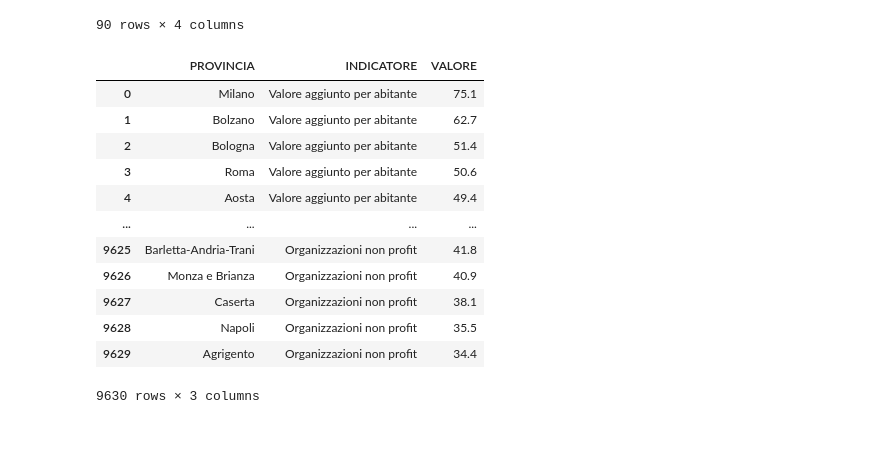
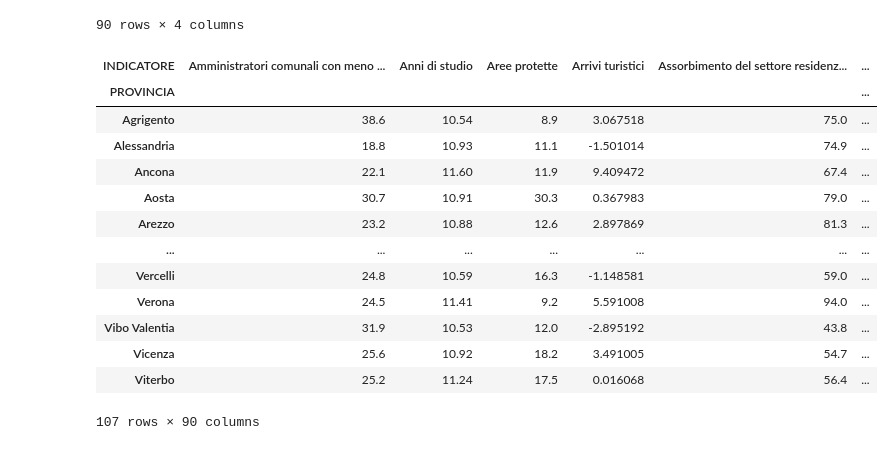
Before and after one commit to iltramont/QDV2025, a Jupyter notebook: refactor_tabelle.ipynb, the cells around one changed output. Saved outputs shown, nothing was run; the diff lists cells and outputs as text; code cells hidden in the pictures.

```diff
--- a/refactor_tabelle.ipynb
+++ b/refactor_tabelle.ipynb
@@ -71,21 +69,23 @@ display(tabella_indicatori)
 90 rows × 4 columns
 # %%
 tabella_punteggi = data[['PROVINCIA', 'INDICATORE', 'VALORE']]
+tabella_punteggi = tabella_punteggi.pivot(index='PROVINCIA', columns='INDICATORE', values='VALORE')
 display(tabella_punteggi)
 # %% [output]
-|  | PROVINCIA | INDICATORE | VALORE |
-| 0 | Milano | Valore aggiunto per abitante | 75.1 |
-| 1 | Bolzano | Valore aggiunto per abitante | 62.7 |
-| 2 | Bologna | Valore aggiunto per abitante | 51.4 |
-| 3 | Roma | Valore aggiunto per abitante | 50.6 |
-| 4 | Aosta | Valore aggiunto per abitante | 49.4 |
-| ... | ... | ... | ... |
-| 9625 | Barletta-Andria-Trani | Organizzazioni non profit | 41.8 |
-| 9626 | Monza e Brianza | Organizzazioni non profit | 40.9 |
-| 9627 | Caserta | Organizzazioni non profit | 38.1 |
-| 9628 | Napoli | Organizzazioni non profit | 35.5 |
-| 9629 | Agrigento | Organizzazioni non profit | 34.4 |
+| INDICATORE | Amministratori comunali con meno ... | Anni di studio | Aree protette | Arrivi turistici | Assorbimento del settore residenz... | ... |
+| PROVINCIA |  |  |  |  |  | ... |
+| Agrigento | 38.6 | 10.54 | 8.9 | 3.067518 | 75.0 | ... |
+| Alessandria | 18.8 | 10.93 | 11.1 | -1.501014 | 74.9 | ... |
+| Ancona | 22.1 | 11.60 | 11.9 | 9.409472 | 67.4 | ... |
+| Aosta | 30.7 | 10.91 | 30.3 | 0.367983 | 79.0 | ... |
+| Arezzo | 23.2 | 10.88 | 12.6 | 2.897869 | 81.3 | ... |
+| ... | ... | ... | ... | ... | ... | ... |
+| Vercelli | 24.8 | 10.59 | 16.3 | -1.148581 | 59.0 | ... |
+| Verona | 24.5 | 11.41 | 9.2 | 5.591008 | 94.0 | ... |
+| Vibo Valentia | 31.9 | 10.53 | 12.0 | -2.895192 | 43.8 | ... |
+| Vicenza | 25.6 | 10.92 | 18.2 | 3.491005 | 54.7 | ... |
+| Viterbo | 25.2 | 11.24 | 17.5 | 0.016068 | 56.4 | ... |
-9630 rows × 3 columns
+107 rows × 90 columns
 # %%
 # Save
 if False:
```
Also changed, not shown: parts of 5 cells of this notebook, 4 other files.
